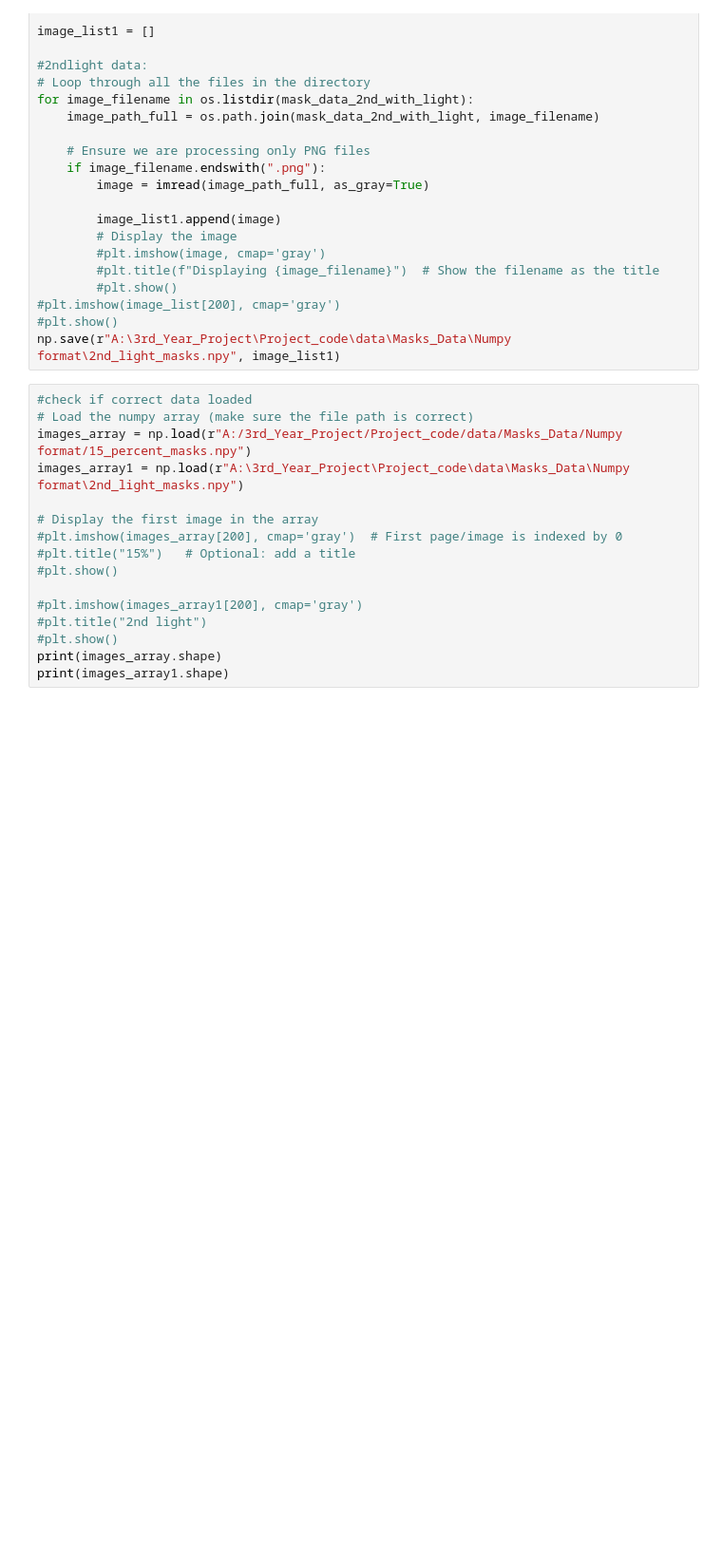
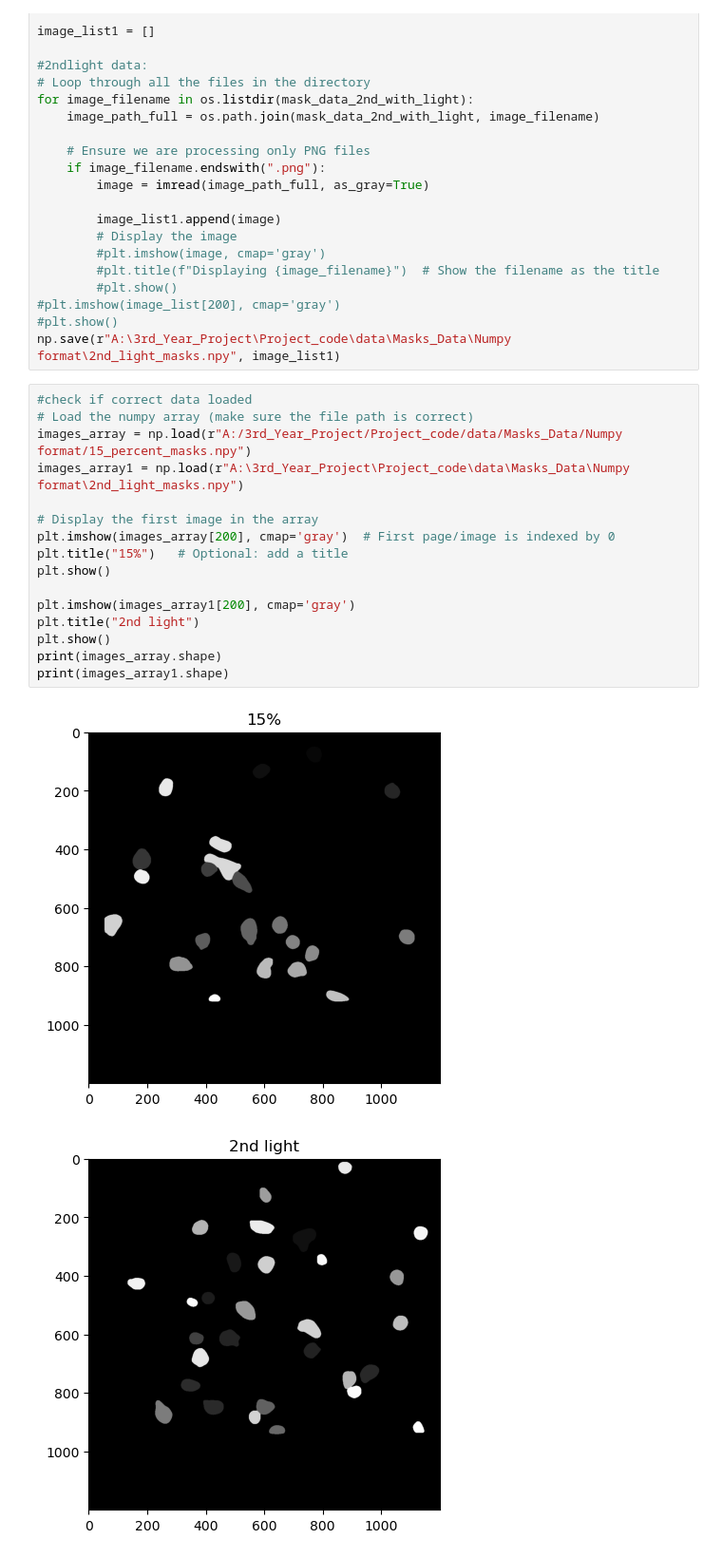
Before and after one commit to Phb22rr/3rd-year-project, a Jupyter notebook: 2. MaskData.ipynb, the cells around one changed output. Shown: that part at 95% size. Saved outputs shown, nothing was run; the diff lists cells and outputs as text; blank space fills up the shorter version.

```diff
--- a/2. MaskData.ipynb
+++ b/2. MaskData.ipynb
@@ -70,19 +71,21 @@ np.save(r"A:\3rd_Year_Project\Project_code\data\Masks_Data\Numpy format\2nd_ligh
 # %%
 #check if correct data loaded
 # Load the numpy array (make sure the file path is correct)
 images_array = np.load(r"A:/3rd_Year_Project/Project_code/data/Masks_Data/Numpy format/15_percent_masks.npy")
 images_array1 = np.load(r"A:\3rd_Year_Project\Project_code\data\Masks_Data\Numpy format\2nd_light_masks.npy")
 
 # Display the first image in the array
-#plt.imshow(images_array[200], cmap='gray')  # First page/image is indexed by 0
-#plt.title("15%")   # Optional: add a title
-#plt.show()
+plt.imshow(images_array[200], cmap='gray')  # First page/image is indexed by 0
+plt.title("15%")   # Optional: add a title
+plt.show()
 
-#plt.imshow(images_array1[200], cmap='gray')
-#plt.title("2nd light")
-#plt.show()
+plt.imshow(images_array1[200], cmap='gray')
+plt.title("2nd light")
+plt.show()
 print(images_array.shape)
 print(images_array1.shape)
 # %% [output]
+[figure, added]
+[figure, added]
 (600, 1200, 1200)
 (300, 1200, 1200)
```
Also changed, not shown: parts of 2 cells of this notebook, 4 other files.
